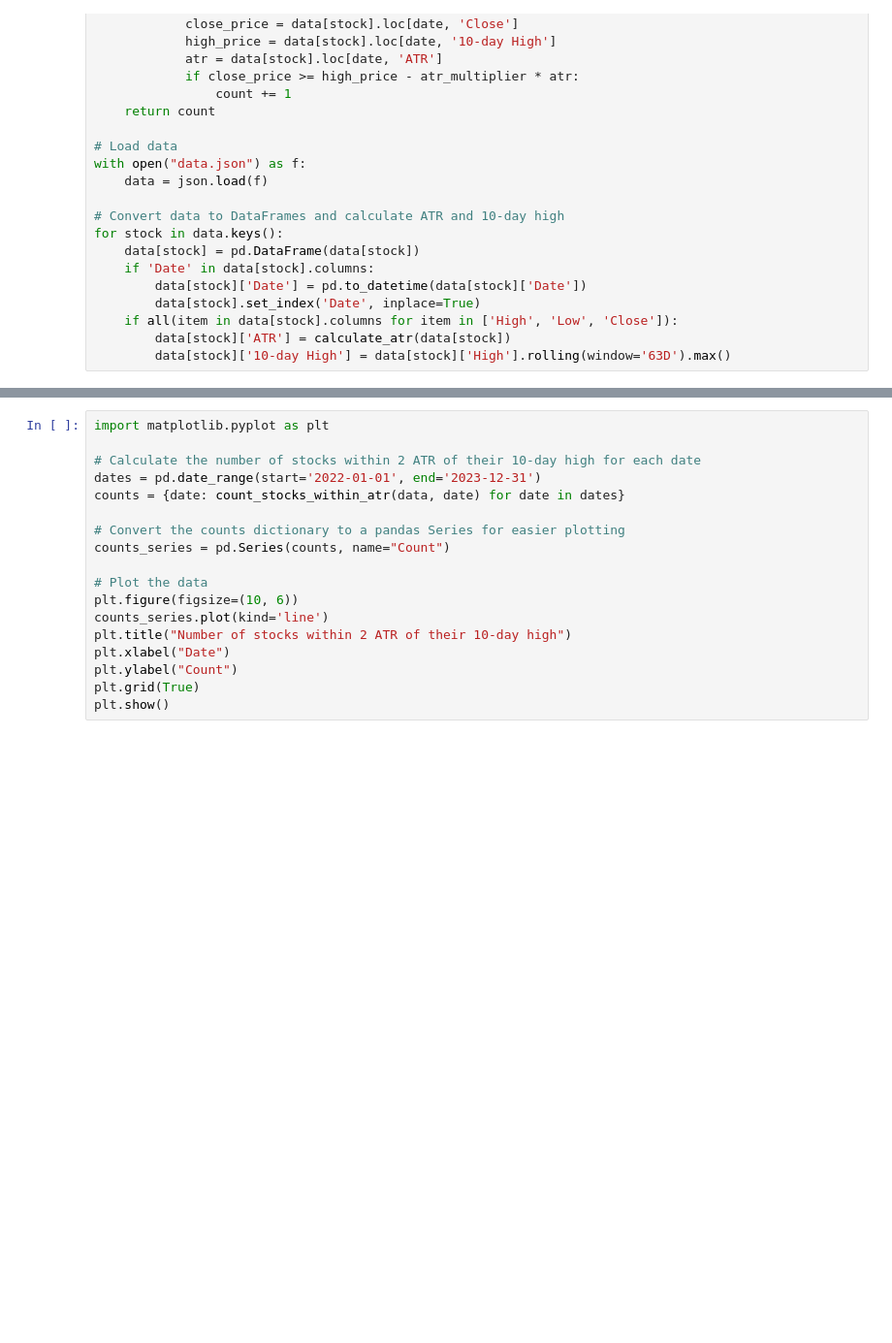
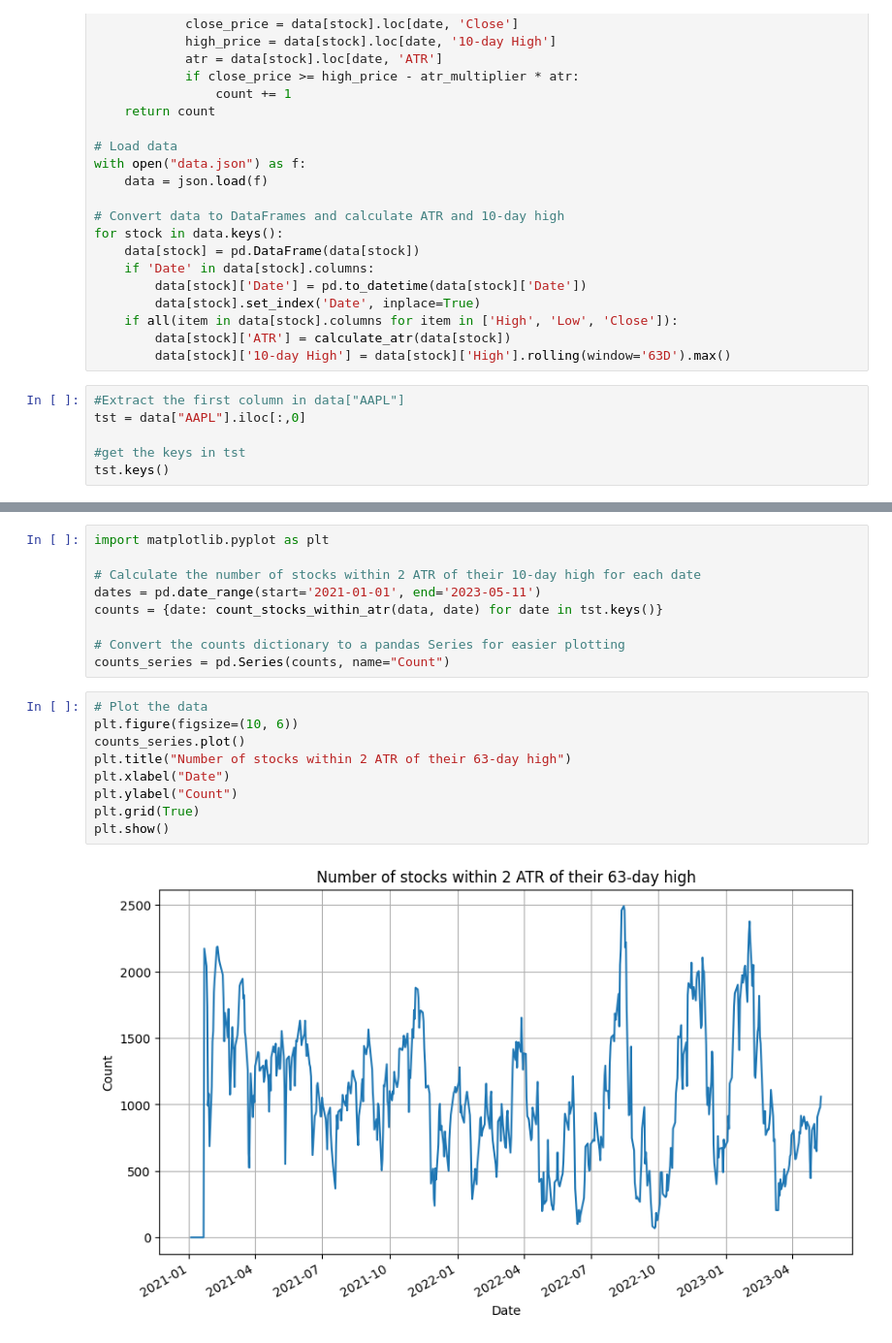
Before and after one commit to PrattyT/DynamicBreadth, a Jupyter notebook: atr.ipynb, the cells around one changed output, grey strips where cells are left out. Shown at 97% size. Cells and saved outputs as stored; diff of their text form; blank space fills up the shorter version.

Commit message:
fixed weekend date issue

```diff
--- a/atr.ipynb
+++ b/atr.ipynb
@@ -39,3 +39,9 @@ for stock in data.keys():
     if all(item in data[stock].columns for item in ['High', 'Low', 'Close']):
         data[stock]['ATR'] = calculate_atr(data[stock])
         data[stock]['10-day High'] = data[stock]['High'].rolling(window='63D').max()
+# %%
+#Extract the first column in data["AAPL"]
+tst = data["AAPL"].iloc[:,0]
+
+#get the keys in tst
+tst.keys()
@@ -43,17 +58,19 @@ for stock in data.keys():
 import matplotlib.pyplot as plt
 
 # Calculate the number of stocks within 2 ATR of their 10-day high for each date
-dates = pd.date_range(start='2022-01-01', end='2023-12-31')
-counts = {date: count_stocks_within_atr(data, date) for date in dates}
+dates = pd.date_range(start='2021-01-01', end='2023-05-11')
+counts = {date: count_stocks_within_atr(data, date) for date in tst.keys()}
 
 # Convert the counts dictionary to a pandas Series for easier plotting
 counts_series = pd.Series(counts, name="Count")
-
-# Plot the data
-plt.figure(figsize=(10, 6))
-counts_series.plot(kind='line')
-plt.title("Number of stocks within 2 ATR of their 10-day high")
-plt.xlabel("Date")
-plt.ylabel("Count")
-plt.grid(True)
-plt.show()
+# %%
+# Plot the data
+plt.figure(figsize=(10, 6))
+counts_series.plot()
+plt.title("Number of stocks within 2 ATR of their 63-day high")
+plt.xlabel("Date")
+plt.ylabel("Count")
+plt.grid(True)
+plt.show()
+# %% [output]
+[figure, added]
```
Also changed, not shown: parts of 1 cell of this notebook.
